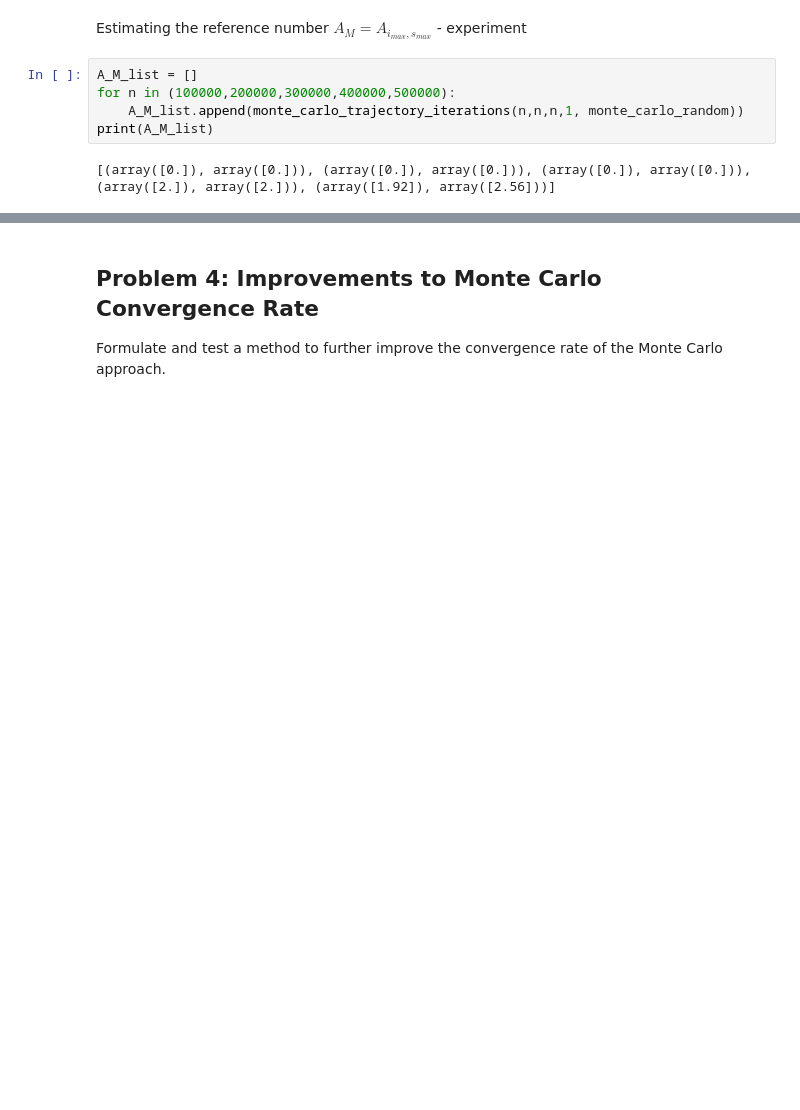
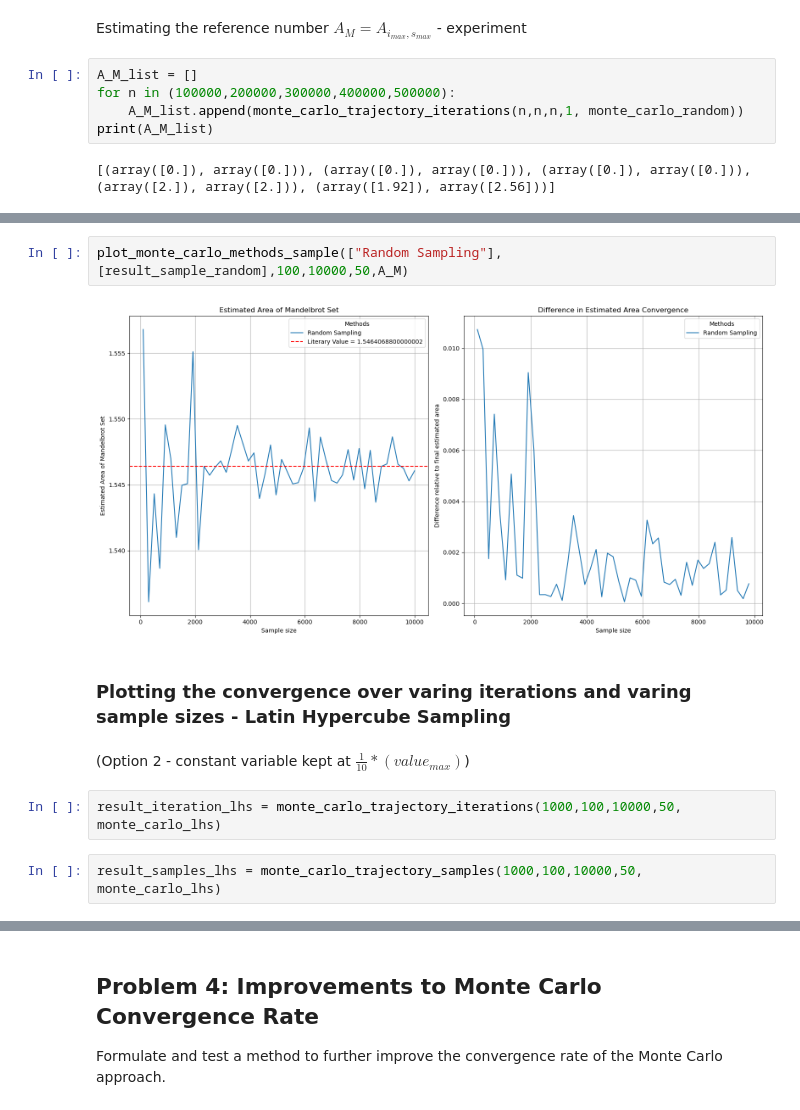
Before and after one commit to shaniasinha/stochastic-sim-a1, a Jupyter notebook: code.ipynb, the cells around one changed output, grey strips where cells are left out. Saved outputs shown, nothing was run; the diff lists cells and outputs as text; blank space fills up the shorter version.

```diff
--- a/code.ipynb
+++ b/code.ipynb
@@ -679,0 +693,12 @@ print(A_M_list)
+# %%
+plot_monte_carlo_methods_sample(["Random Sampling"],[result_sample_random],100,10000,50,A_M)
+# %% [output]
+[figure, added]
+# %% [markdown]
+### Plotting the convergence over varing iterations and varing sample sizes - Latin Hypercube Sampling
+# %% [markdown]
+(Option 2 - constant variable kept at $\frac{1}{10} * (value_{max})$)
+# %%
+result_iteration_lhs = monte_carlo_trajectory_iterations(1000,100,10000,50, monte_carlo_lhs)
+# %%
+result_samples_lhs = monte_carlo_trajectory_samples(1000,100,10000,50, monte_carlo_lhs)
```
Also changed, not shown: parts of 24 cells of this notebook.
